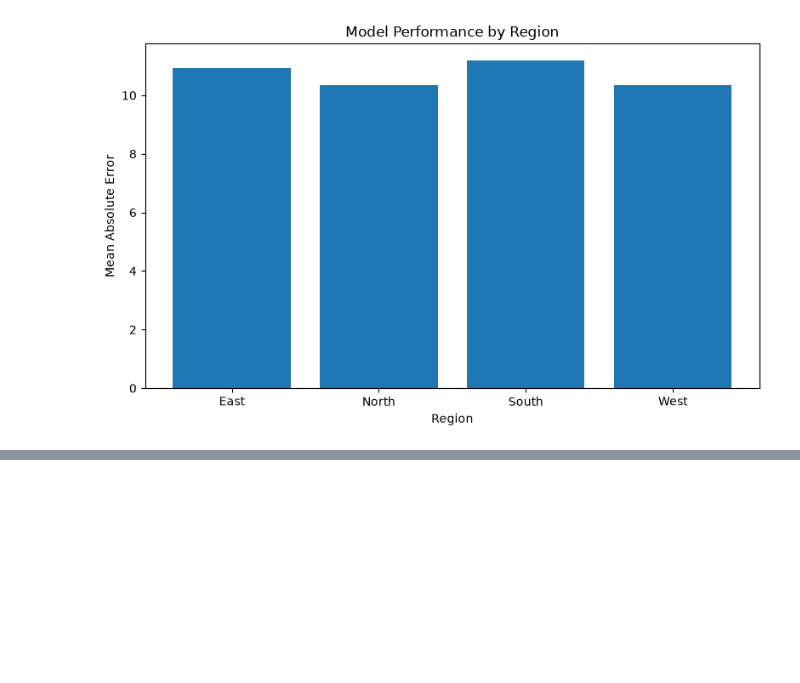
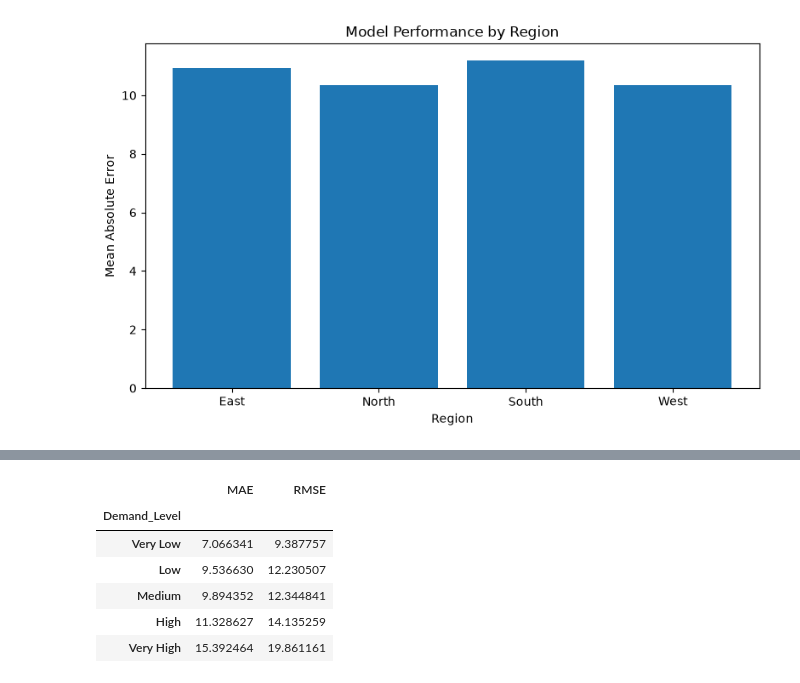
Before and after one commit to TejasMJ/retail-demand-intelligence, a Jupyter notebook: notebooks/06_model_evaluation.ipynb, the cells around one changed output, grey strips where cells are left out. Saved outputs shown, nothing was run; the diff lists cells and outputs as text; code cells hidden in the pictures; blank space fills up the shorter version.

```diff
--- a/notebooks/06_model_evaluation.ipynb
+++ b/notebooks/06_model_evaluation.ipynb
@@ -846,0 +867,10 @@ plt.show()
+# %%
+# Calculating Mean Absolute Error for each Demand level.
+
+demand_level_mae = (
+    error_analysis
+    .groupby('Demand_Level', observed=True)['Absolute_Error']
+    .mean()
+)
+
+demand_level_mae
@@ -846,0 +907,17 @@ plt.show()
+# %%
+# Combining MAE and RMSE for each Demand level.
+
+demand_level_performance = pd.DataFrame({
+    'MAE': demand_level_mae,
+    'RMSE': demand_level_rmse
+})
+
+demand_level_performance
+# %% [output]
+|  | MAE | RMSE |
+| Demand_Level |  |  |
+| Very Low | 7.066341 | 9.387757 |
+| Low | 9.536630 | 12.230507 |
+| Medium | 9.894352 | 12.344841 |
+| High | 11.328627 | 14.135259 |
+| Very High | 15.392464 | 19.861161 |
```
Also changed, not shown: parts of 27 cells of this notebook, 2 other files.
